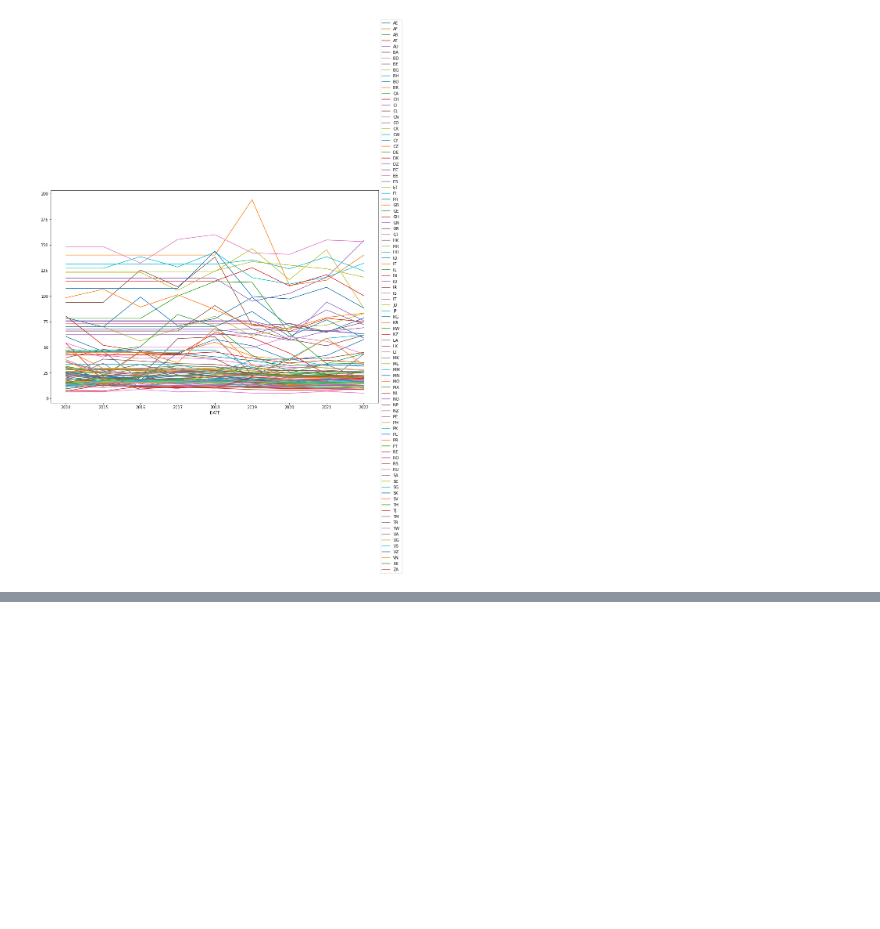
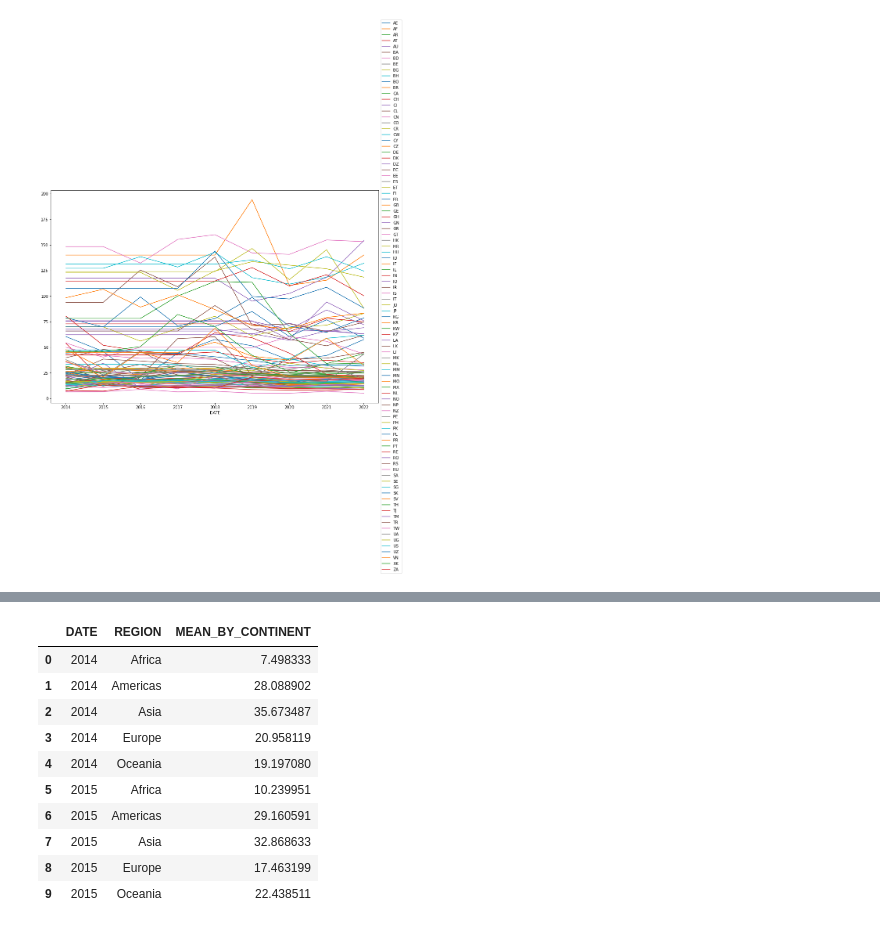
Before and after one commit to thiagorbernardo/UTFPR-Data-Science-CSB55, a Jupyter notebook: 02 - Analise exploratoria/iqar-analise-ar.ipynb, the cells around one changed output, grey strips where cells are left out. Drawn from its saved outputs; the diff is of its cells as text; code cells hidden in the pictures; blank space fills up the shorter version.

```diff
--- a/02 - Analise exploratoria/iqar-analise-ar.ipynb
+++ b/02 - Analise exploratoria/iqar-analise-ar.ipynb
@@ -231,0 +238,16 @@ Usar median
+# %%
+df_by_year_region = df_by_year_country_region.groupby([df_by_year_country_region.DATE, df_by_year_country_region.REGION])['MEAN_BY_COUNTRY'].mean().rename('MEAN_BY_CONTINENT').reset_index()
+df_by_year_region.to_csv('../data/air-quality/results/iqar-continents.csv',index=False)
+df_by_year_region.head(10)
+# %% [output]
+|  | DATE | REGION | MEAN_BY_CONTINENT |
+| 0 | 2014 | Africa | 7.498333 |
+| 1 | 2014 | Americas | 28.088902 |
+| 2 | 2014 | Asia | 35.673487 |
+| 3 | 2014 | Europe | 20.958119 |
+| 4 | 2014 | Oceania | 19.197080 |
+| 5 | 2015 | Africa | 10.239951 |
+| 6 | 2015 | Americas | 29.160591 |
+| 7 | 2015 | Asia | 32.868633 |
+| 8 | 2015 | Europe | 17.463199 |
+| 9 | 2015 | Oceania | 22.438511 |
```
Also changed, not shown: parts of 17 cells of this notebook, 2 other files.
